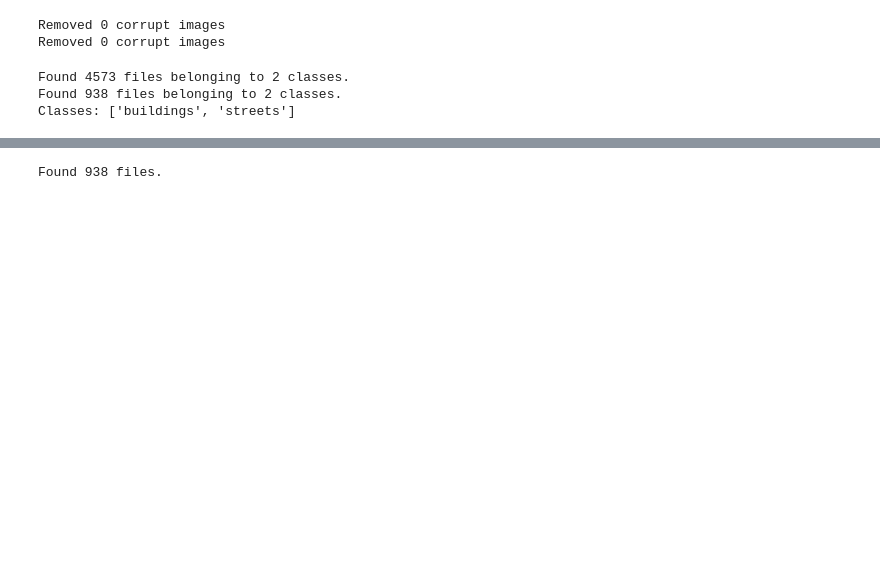
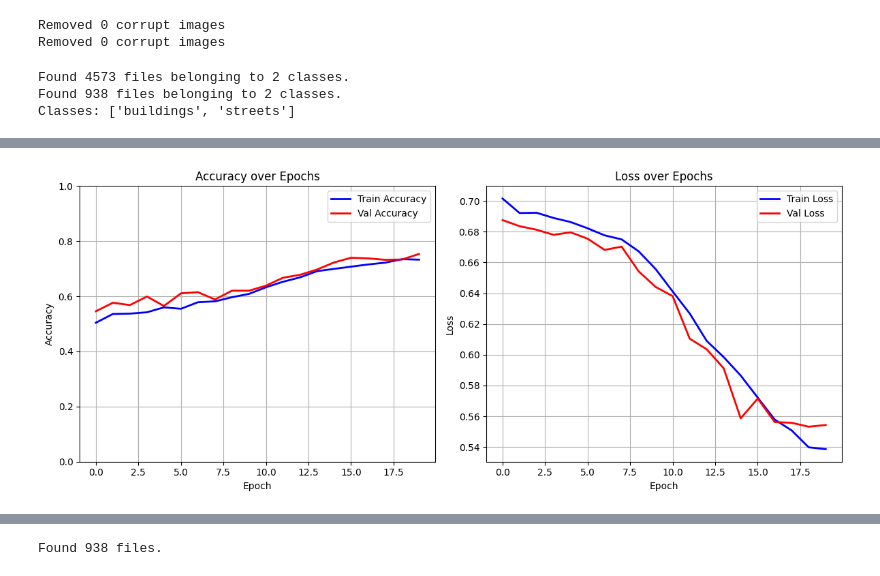
Before and after one commit to KavindaKGD/DL_Final_Assignment, a Jupyter notebook: LSTM_Image_Classification.ipynb, the cells around one changed output, grey strips where cells are left out. Drawn from its saved outputs; the diff is of its cells as text; code cells hidden in the pictures; blank space fills up the shorter version.

```diff
--- a/LSTM_Image_Classification.ipynb
+++ b/LSTM_Image_Classification.ipynb
@@ -211 +231,31 @@ Test Accuracy: 0.762
+# %%
+import matplotlib.pyplot as plt
+
+plt.figure(figsize=(12,5))
+
+# Accuracy plot
+plt.subplot(1,2,1)
+plt.plot(history.history['accuracy'], 'b-', label='Train Accuracy', linewidth=2)
+plt.plot(history.history['val_accuracy'], 'r-', label='Val Accuracy', linewidth=2)
+plt.ylim(0,1)  # same y-axis for both plots
+plt.grid(True)
+plt.title('Accuracy over Epochs')
+plt.xlabel('Epoch')
+plt.ylabel('Accuracy')
+plt.legend()
+
+# Loss plot
+plt.subplot(1,2,2)
+plt.plot(history.history['loss'], 'b-', label='Train Loss', linewidth=2)
+plt.plot(history.history['val_loss'], 'r-', label='Val Loss', linewidth=2)
+plt.grid(True)
+plt.title('Loss over Epochs')
+plt.xlabel('Epoch')
+plt.ylabel('Loss')
+plt.legend()
+
+plt.tight_layout()
+plt.show()
+# %% [output]
+[figure, added]
 # %%
```
Also changed, not shown: parts of 13 cells of this notebook.
